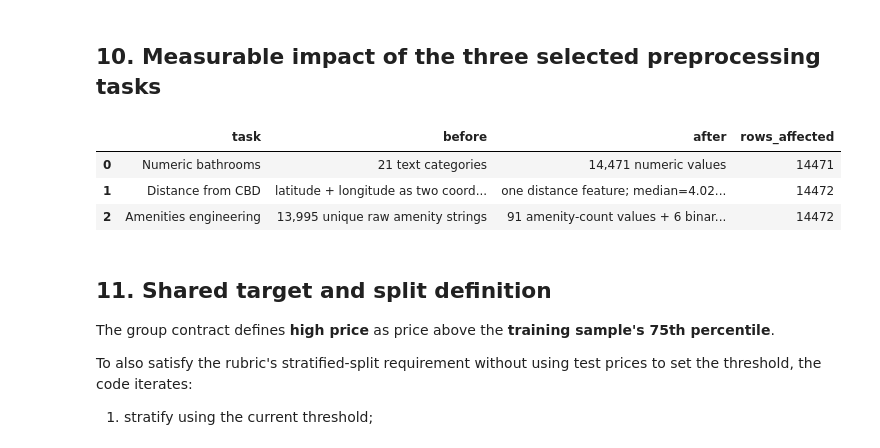
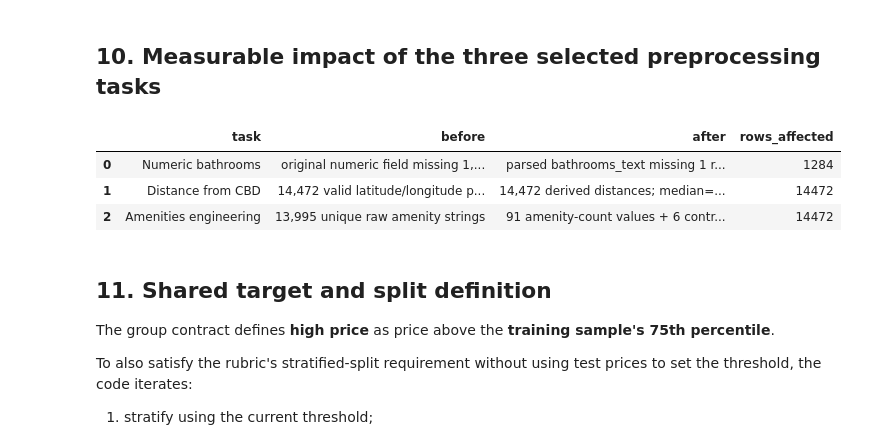
Before and after one commit to tuan891221/COMP20008_A2_W04G10, a Jupyter notebook: notebooks/01_preprocessing.ipynb, the cells around one changed output. Cells and saved outputs as stored; diff of their text form; code cells hidden in the pictures.

```diff
--- a/notebooks/01_preprocessing.ipynb
+++ b/notebooks/01_preprocessing.ipynb
@@ -169,9 +169,11 @@ The table below generates the dataset-specific evidence used to justify these ch
 # %% [markdown]
 ## 6. Selected task 1 — numeric bathrooms from `bathrooms_text`
 # %%
-# Section 3.3 identifies the numeric bathrooms variable derived from
-# bathrooms_text by the A1 pipeline. Recompute it from the original A2 source;
-# no A1 dataset is loaded.
+# Recompute the specification's numeric bathroom variable from the original
+# bathrooms_text field. No earlier cleaned dataset is loaded.
+raw_numeric_bathrooms = pd.to_numeric(df["bathrooms"], errors="coerce")
+raw_numeric_missing_n = int(raw_numeric_bathrooms.isna().sum())
+
 df = add_bathrooms_numeric(
     df,
     source="bathrooms_text",
@@ -180,10 +182,13 @@ df = add_bathrooms_numeric(
 
 bathroom_summary = {
     "rows": len(df),
+    "raw_numeric_missing_n": raw_numeric_missing_n,
+    "raw_numeric_missing_pct": round(raw_numeric_missing_n / len(df) * 100, 2),
     "source_text_categories": int(df["bathrooms_text"].nunique(dropna=True)),
     "source_missing_n": int(df["bathrooms_text"].isna().sum()),
     "numeric_nonmissing_n": int(df["bathrooms"].notna().sum()),
     "numeric_missing_n": int(df["bathrooms"].isna().sum()),
+    "numeric_missing_pct": round(float(df["bathrooms"].isna().mean() * 100), 2),
     "numeric_usable_pct": round(float(df["bathrooms"].notna().mean() * 100), 2),
 }
 bathroom_summary
@@ -438,37 +496,48 @@ display(selected_task_alternatives)
 # %%
 preprocessing_impact = pd.DataFrame([
     {
         "task": "Numeric bathrooms",
-        "before": f'{df["bathrooms_text"].nunique(dropna=True)} text categories',
-        "after": f'{df["bathrooms"].notna().sum():,} numeric values',
-        "rows_affected": int(df["bathrooms"].notna().sum()),
+        "before": (
+            f'original numeric field missing {bathroom_summary["raw_numeric_missing_n"]:,} '
+            f'rows ({bathroom_summary["raw_numeric_missing_pct"]:.2f}%)'
+        ),
+        "after": (
+            f'parsed bathrooms_text missing {bathroom_summary["numeric_missing_n"]:,} '
+            f'rows ({bathroom_summary["numeric_missing_pct"]:.2f}%)'
+        ),
+        "rows_affected": int(
+            bathroom_summary["raw_numeric_missing_n"]
+            - bathroom_summary["numeric_missing_n"]
+        ),
     },
     {
         "task": "Distance from CBD",
-        "before": "latitude + longitude as two coordinates",
+        "before": f'{valid_coordinate_pairs_n:,} valid latitude/longitude pairs in two columns',
         "after": (
-            f'one distance feature; median={df["distance_cbd_km"].median():.2f} km, '
-            f'max={df["distance_cbd_km"].max():.2f} km'
+            f'{int(df["distance_cbd_km"].notna().sum()):,} derived distances; '
+            f'median={df["distance_cbd_km"].median():.2f} km, '
+            f'IQR={df["distance_cbd_km"].quantile(.25):.2f}–'
+            f'{df["distance_cbd_km"].quantile(.75):.2f} km'
         ),
         "rows_affected": int(df["distance_cbd_km"].notna().sum()),
     },
     {
         "task": "Amenities engineering",
         "before": f'{df["amenities"].nunique(dropna=True):,} unique raw amenity strings',
         "after": (
             f'{df["amenity_count"].nunique(dropna=True)} amenity-count values + '
-            f'{len(AMENITY_FEATURES)} binary amenity indicators'
+            f'{len(AMENITY_FEATURES)} controlled binary indicators'
         ),
         "rows_affected": int(len(df)),
     },
 ])
 
 display(preprocessing_impact)
 # %% [output]
 |  | task | before | after | rows_affected |
-| 0 | Numeric bathrooms | 21 text categories | 14,471 numeric values | 14471 |
-| 1 | Distance from CBD | latitude + longitude as two coord... | one distance feature; median=4.02... | 14472 |
-| 2 | Amenities engineering | 13,995 unique raw amenity strings | 91 amenity-count values + 6 binar... | 14472 |
+| 0 | Numeric bathrooms | original numeric field missing 1,... | parsed bathrooms_text missing 1 r... | 1284 |
+| 1 | Distance from CBD | 14,472 valid latitude/longitude p... | 14,472 derived distances; median=... | 14472 |
+| 2 | Amenities engineering | 13,995 unique raw amenity strings | 91 amenity-count values + 6 contr... | 14472 |
 # %% [markdown]
 ## 11. Shared target and split definition
 
```
Also changed, not shown: parts of 10 cells of this notebook, 52 other files.
